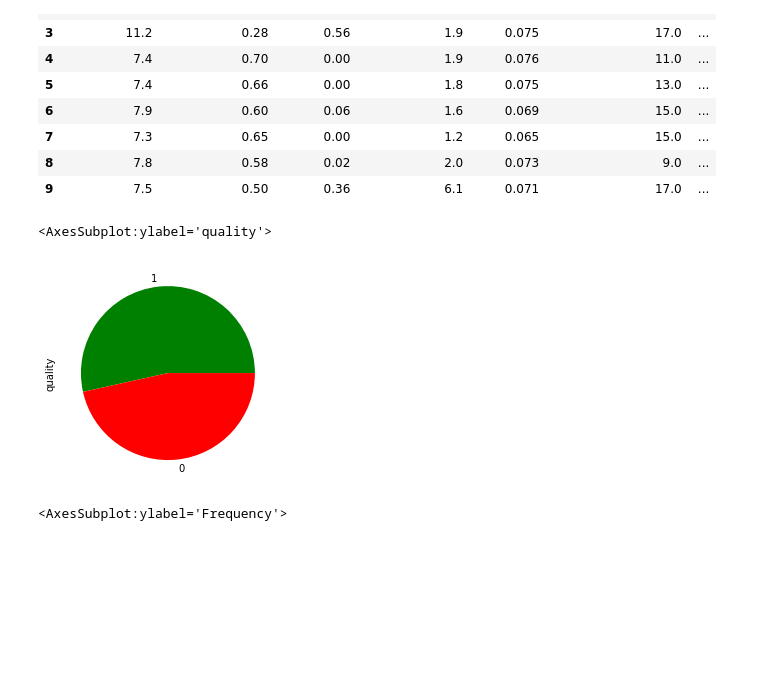
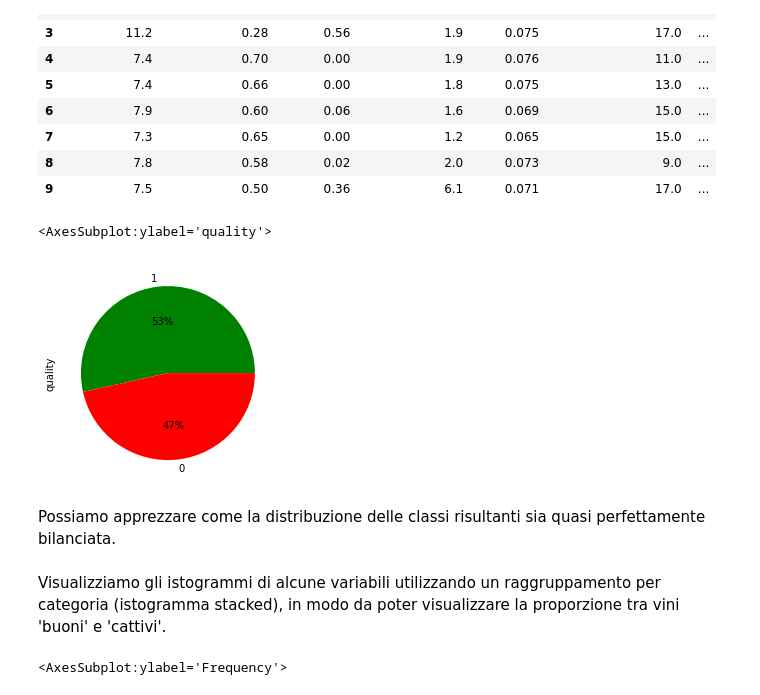
Before and after one commit to picchio12/wine_regression, a Jupyter notebook: wine_regression.ipynb, the cells around one changed output. Cells and saved outputs as stored; diff of their text form; code cells hidden in the pictures; blank space fills up the shorter version.

```diff
--- a/wine_regression.ipynb
+++ b/wine_regression.ipynb
@@ -492,10 +495,14 @@ data_class.head(10)
 | 8 | 7.8 | 0.58 | 0.02 | 2.0 | 0.073 | 9.0 | ... |
 | 9 | 7.5 | 0.50 | 0.36 | 6.1 | 0.071 | 17.0 | ... |
 # %%
-data_class["quality"].value_counts().plot.pie(colors=["green", "red"])
+data_class["quality"].value_counts().plot.pie(colors=["green", "red"], autopct='%.0f%%')
 # %% [output]
 <AxesSubplot:ylabel='quality'>
-[figure, old version]
+[figure, new version]
+# %% [markdown]
+Possiamo apprezzare come la distribuzione delle classi risultanti sia quasi perfettamente bilanciata.
+# %% [markdown]
+Visualizziamo gli istogrammi di alcune variabili utilizzando un raggruppamento per categoria (istogramma stacked), in modo da poter visualizzare la proporzione tra vini 'buoni' e 'cattivi'.
 # %%
 data_class.pivot(columns="quality")["alcohol"].plot.hist(bins=30, stacked=True, figsize=(12, 6), color=["red", "green"])
 # %% [output]
```
Also changed, not shown: parts of 28 cells of this notebook.
